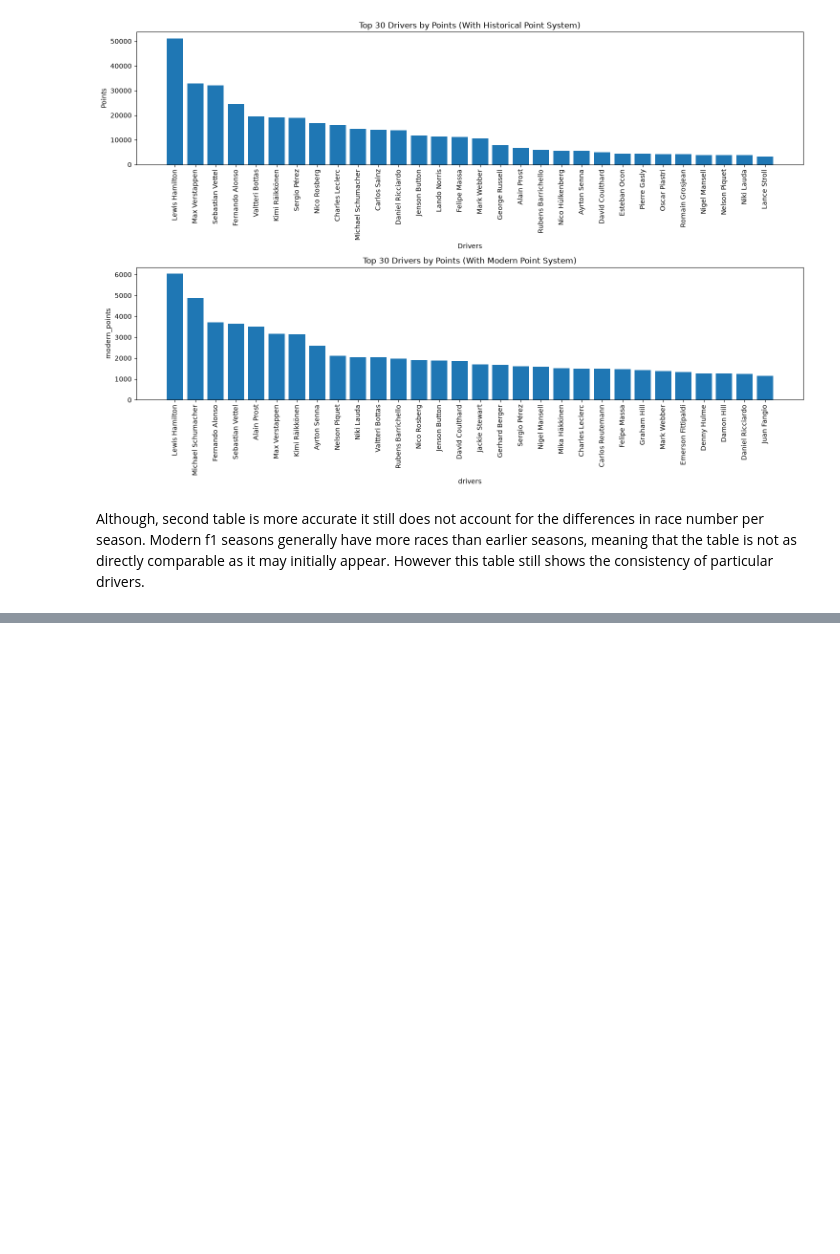
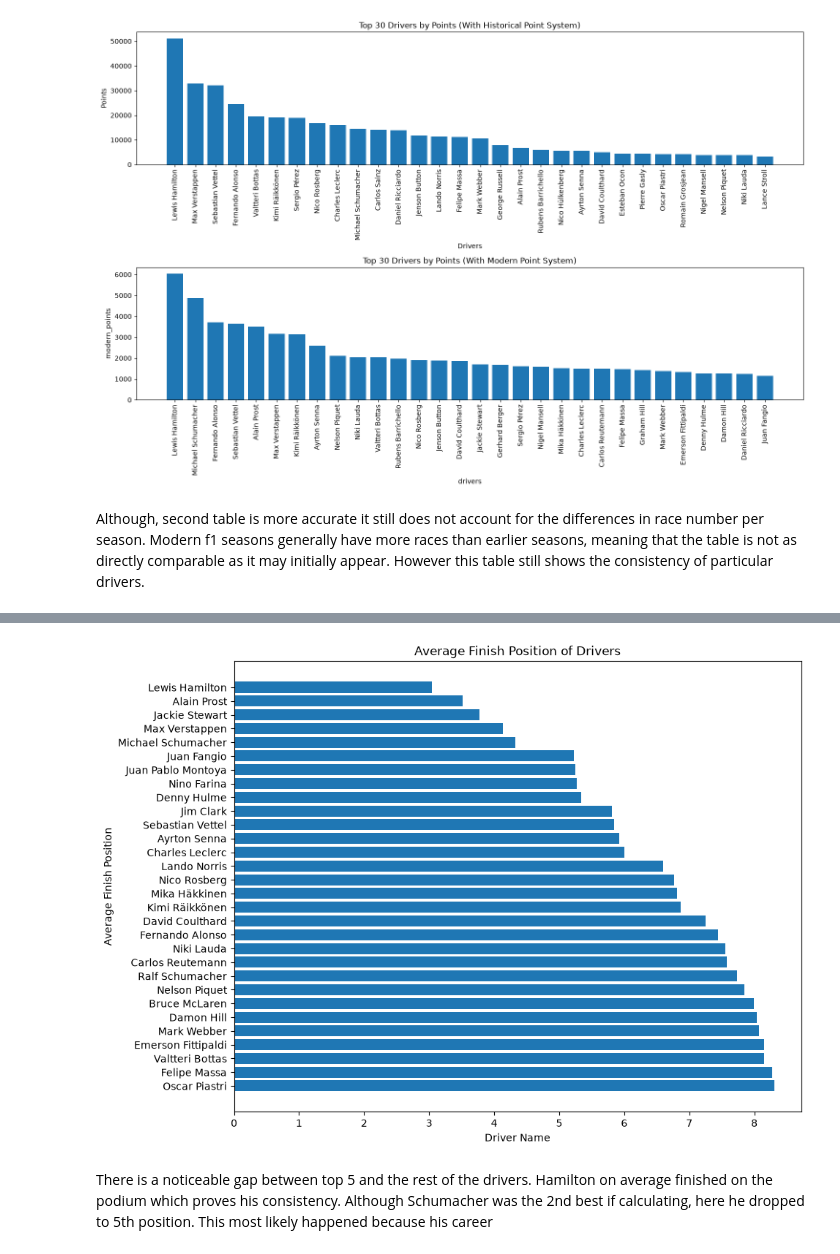
Before and after one commit to Solekovich/formula_1_driver_analysis, a Jupyter notebook: notebooks/3_exploratory_data_analysis.ipynb, the cells around one changed output, grey strips where cells are left out. Saved outputs shown, nothing was run; the diff lists cells and outputs as text; code cells hidden in the pictures; blank space fills up the shorter version.

```diff
--- a/notebooks/3_exploratory_data_analysis.ipynb
+++ b/notebooks/3_exploratory_data_analysis.ipynb
@@ -70,0 +88,18 @@ Although, second table is more accurate it still does not account for the differ
+# %%
+drivers_by_mean_finish_position = (
+    drivers_standings
+    .groupby("driverId")
+    .agg(
+        mean_position = ("position", "mean"),
+        driverRef = ("driverRef", "first"),
+        fullName = ("fullName", "first"),
+        number_of_races = ("raceId", "nunique")
+    )
+)
+
+top30_drivers_by_mean_finish_position = (
+    drivers_by_mean_finish_position[drivers_by_mean_finish_position["number_of_races"] > 30]
+    .sort_values("mean_position")
+    .head(30))
+
+top30_drivers_by_mean_finish_position
@@ -70,0 +125,14 @@ Although, second table is more accurate it still does not account for the differ
+# %%
+plt.figure(figsize=(10, 8))
+
+plt.barh(y=top30_drivers_by_mean_finish_position["fullName"], width=top30_drivers_by_mean_finish_position["mean_position"])
+plt.xlabel("Driver Name")
+plt.ylabel("Average Finish Position")
+plt.title("Average Finish Position of Drivers")
+plt.gca().invert_yaxis()
+
+plt.show()
+# %% [output]
+[figure, added]
+# %% [markdown]
+There is a noticeable gap between top 5 and the rest of the drivers. Hamilton on average finished on the podium which proves his consistency. Although Schumacher was the 2nd best if calculating, here he dropped to 5th position. This most likely happened because his career
```
Also changed, not shown: parts of 4 cells of this notebook, 2 other files.
